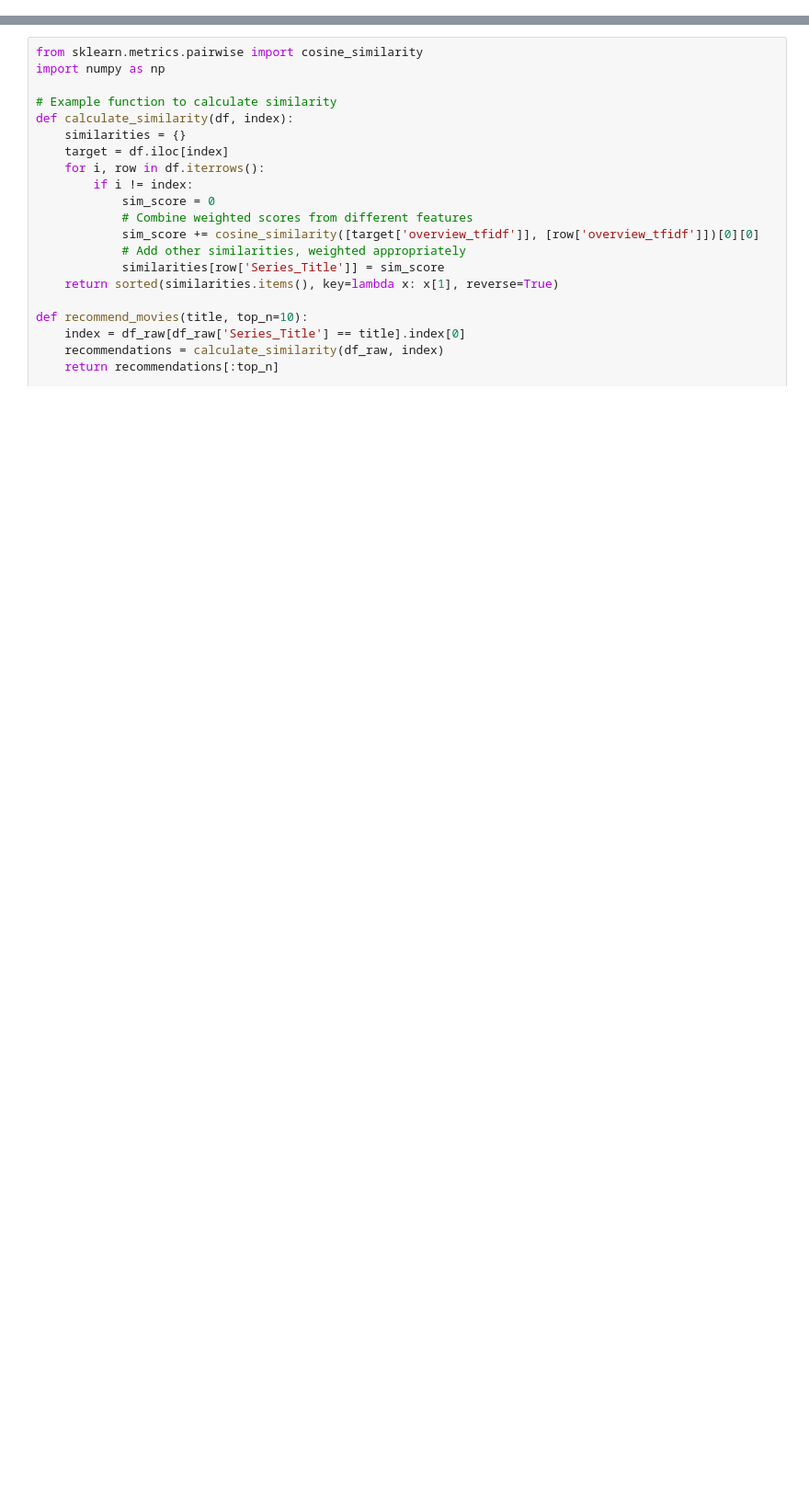
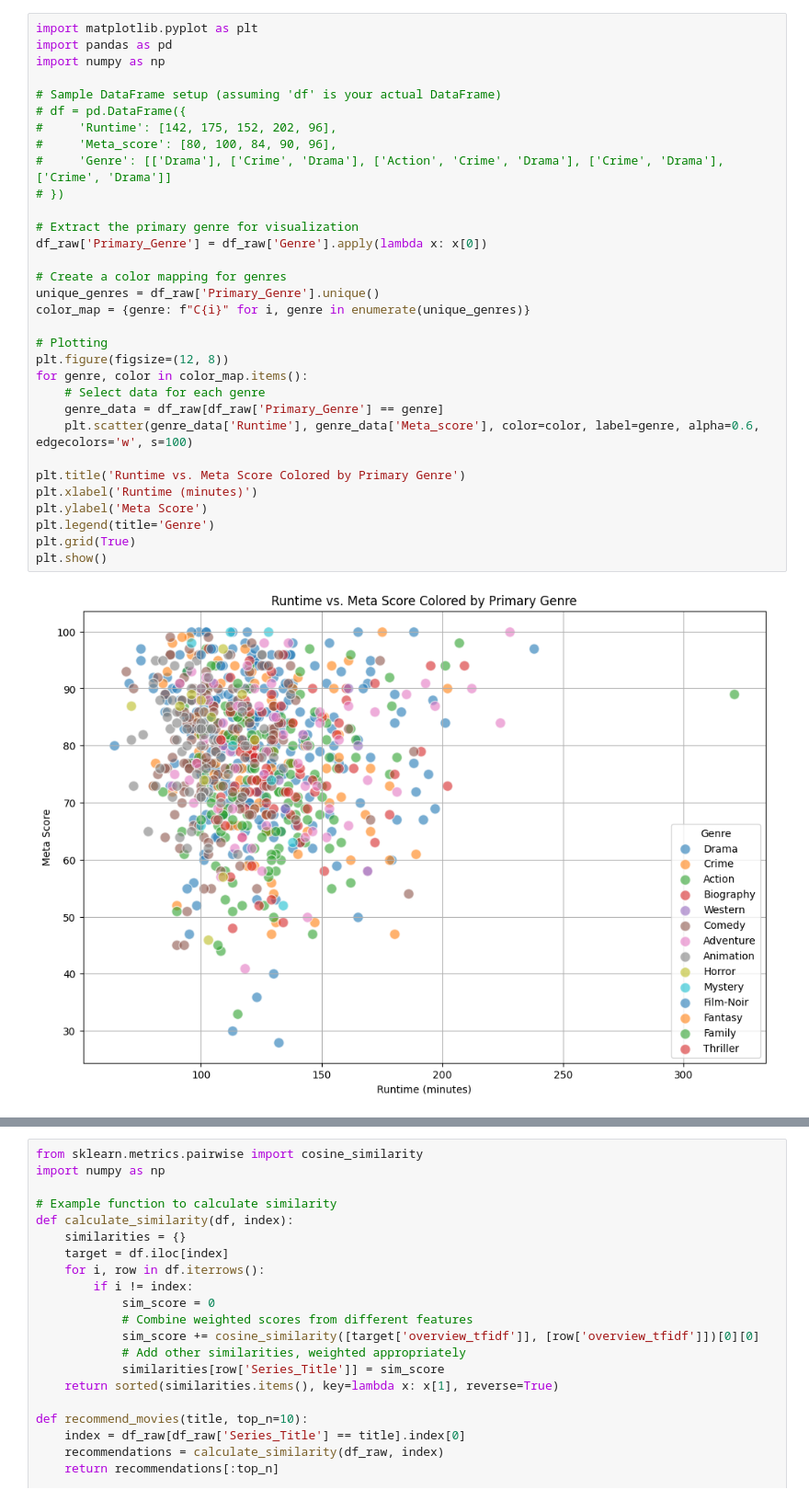
Before and after one commit to alexcnsf/IMDb_Movie_Recommender, a Jupyter notebook: data_analysis.ipynb, the cells around one changed output, grey strips where cells are left out. Shown at 92% size. Drawn from its saved outputs; the diff is of its cells as text; blank space fills up the shorter version.

```diff
--- a/data_analysis.ipynb
+++ b/data_analysis.ipynb
@@ -47,0 +132,34 @@ print(directors_encoded)
+# %%
+import matplotlib.pyplot as plt
+import pandas as pd
+import numpy as np
+
+# Sample DataFrame setup (assuming 'df' is your actual DataFrame)
+# df = pd.DataFrame({
+#     'Runtime': [142, 175, 152, 202, 96],
+#     'Meta_score': [80, 100, 84, 90, 96],
+#     'Genre': [['Drama'], ['Crime', 'Drama'], ['Action', 'Crime', 'Drama'], ['Crime', 'Drama'], ['Crime', 'Drama']]
+# })
+
+# Extract the primary genre for visualization
+df_raw['Primary_Genre'] = df_raw['Genre'].apply(lambda x: x[0])
+
+# Create a color mapping for genres
+unique_genres = df_raw['Primary_Genre'].unique()
+color_map = {genre: f"C{i}" for i, genre in enumerate(unique_genres)}
+
+# Plotting
+plt.figure(figsize=(12, 8))
+for genre, color in color_map.items():
+    # Select data for each genre
+    genre_data = df_raw[df_raw['Primary_Genre'] == genre]
+    plt.scatter(genre_data['Runtime'], genre_data['Meta_score'], color=color, label=genre, alpha=0.6, edgecolors='w', s=100)
+
+plt.title('Runtime vs. Meta Score Colored by Primary Genre')
+plt.xlabel('Runtime (minutes)')
+plt.ylabel('Meta Score')
+plt.legend(title='Genre')
+plt.grid(True)
+plt.show()
+# %% [output]
+[figure, added]
```
Also changed, not shown: parts of 18 cells of this notebook.
